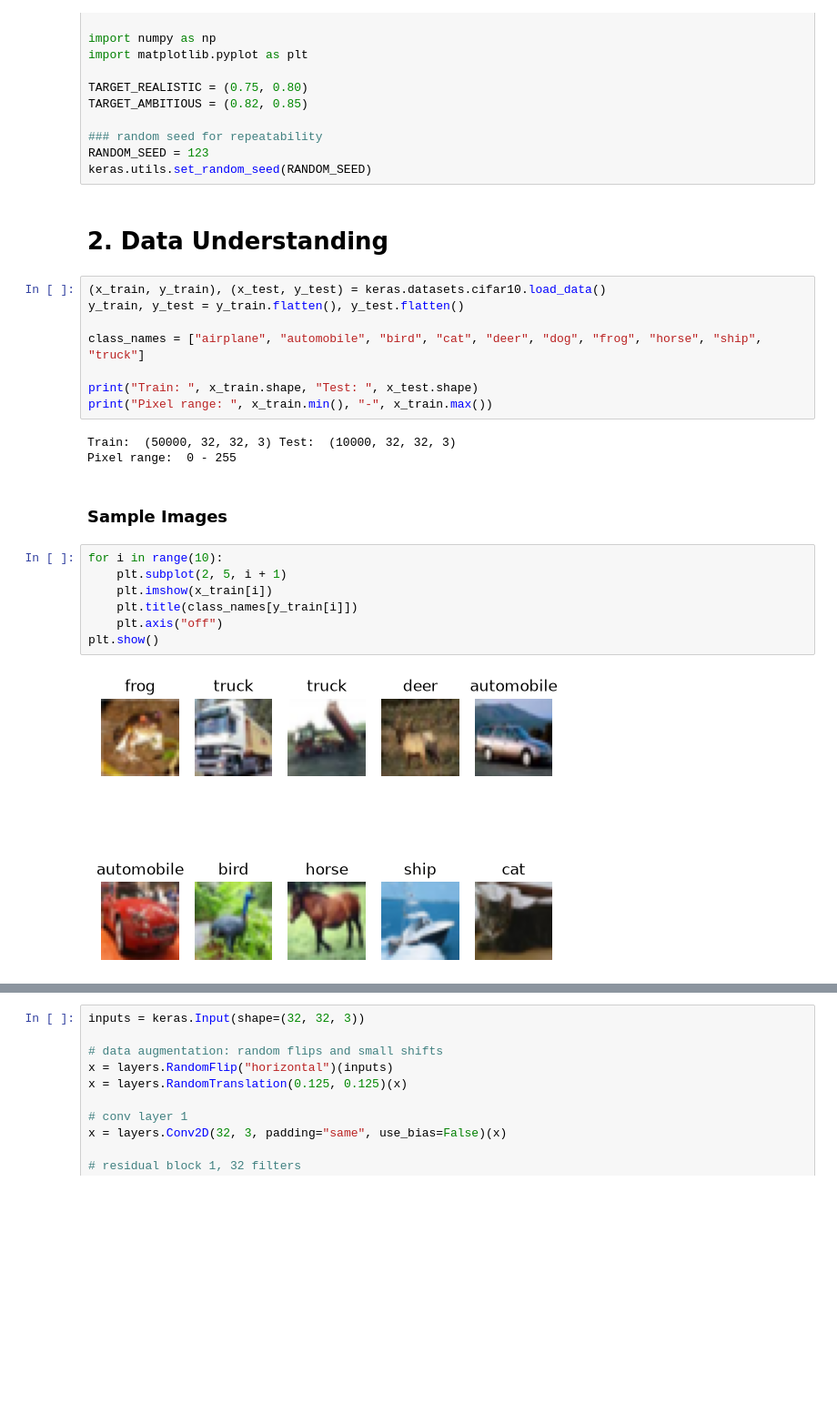
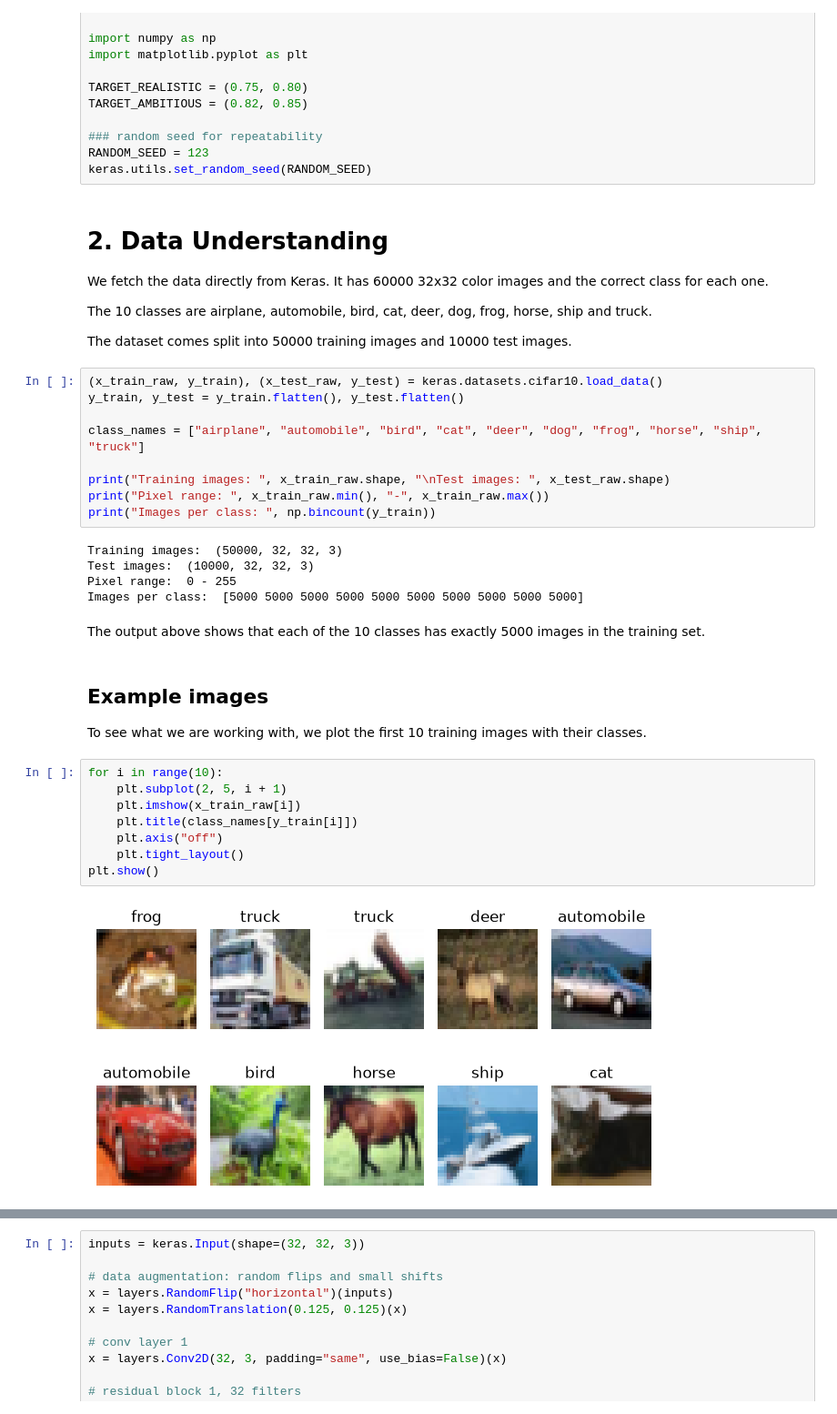
Before and after one commit to alekkiq/neural-networks-g5, a Jupyter notebook: mini-projects/cifar-10/cnn.ipynb, the cells around one changed output, grey strips where cells are left out. Shown at 91% size. Saved outputs shown, nothing was run; the diff lists cells and outputs as text; blank space fills up the shorter version.

```diff
--- a/mini-projects/cifar-10/cnn.ipynb
+++ b/mini-projects/cifar-10/cnn.ipynb
@@ -45,27 +45,41 @@ RANDOM_SEED = 123
 keras.utils.set_random_seed(RANDOM_SEED)
 # %% [markdown]
 # 2. Data Understanding
+
+We fetch the data directly from Keras. It has 60000 32x32 color images and the correct class for each one.
+
+The 10 classes are airplane, automobile, bird, cat, deer, dog, frog, horse, ship and truck.
+
+The dataset comes split into 50000 training images and 10000 test images.
 # %%
-(x_train, y_train), (x_test, y_test) = keras.datasets.cifar10.load_data()
+(x_train_raw, y_train), (x_test_raw, y_test) = keras.datasets.cifar10.load_data()
 y_train, y_test = y_train.flatten(), y_test.flatten()
 
 class_names = ["airplane", "automobile", "bird", "cat", "deer", "dog", "frog", "horse", "ship", "truck"]
 
-print("Train: ", x_train.shape, "Test: ", x_test.shape)
-print("Pixel range: ", x_train.min(), "-", x_train.max())
+print("Training images: ", x_train_raw.shape, "\nTest images: ", x_test_raw.shape)
+print("Pixel range: ", x_train_raw.min(), "-", x_train_raw.max())
+print("Images per class: ", np.bincount(y_train))
 # %% [output]
-Train:  (50000, 32, 32, 3) Test:  (10000, 32, 32, 3)
+Training images:  (50000, 32, 32, 3)
+Test images:  (10000, 32, 32, 3)
 Pixel range:  0 - 255
+Images per class:  [5000 5000 5000 5000 5000 5000 5000 5000 5000 5000]
+# %% [markdown]
+The output above shows that each of the 10 classes has exactly 5000 images in the training set.
 # %% [markdown]
-### Sample Images
+## Example images
+
+To see what we are working with, we plot the first 10 training images with their classes.
 # %%
 for i in range(10):
     plt.subplot(2, 5, i + 1)
-    plt.imshow(x_train[i])
+    plt.imshow(x_train_raw[i])
     plt.title(class_names[y_train[i]])
     plt.axis("off")
+    plt.tight_layout()
 plt.show()
 # %% [output]
-[figure, old version]
+[figure, new version]
 # %% [markdown]
 # 3. Data Preparation
```
Also changed, not shown: parts of 28 cells of this notebook.
